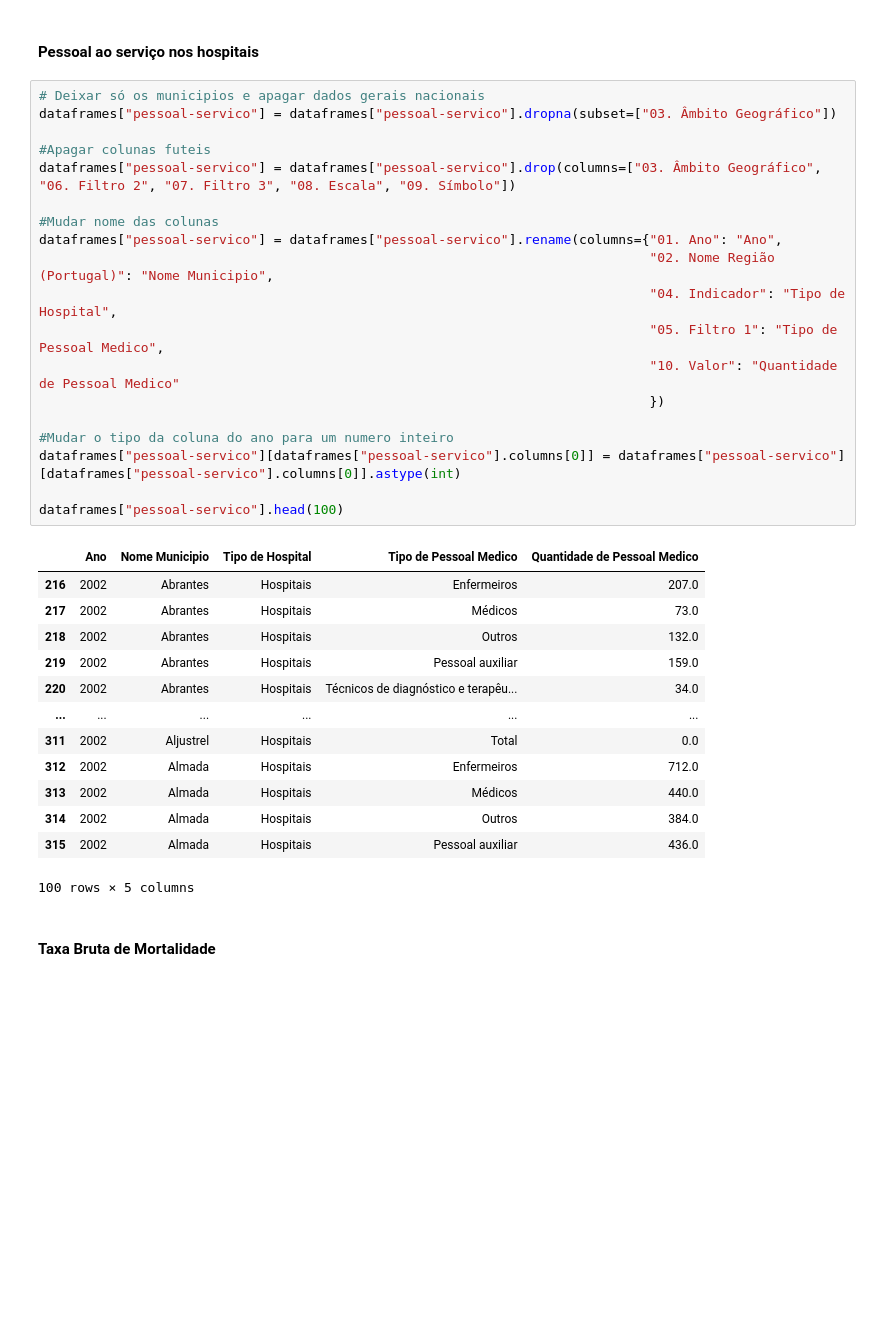
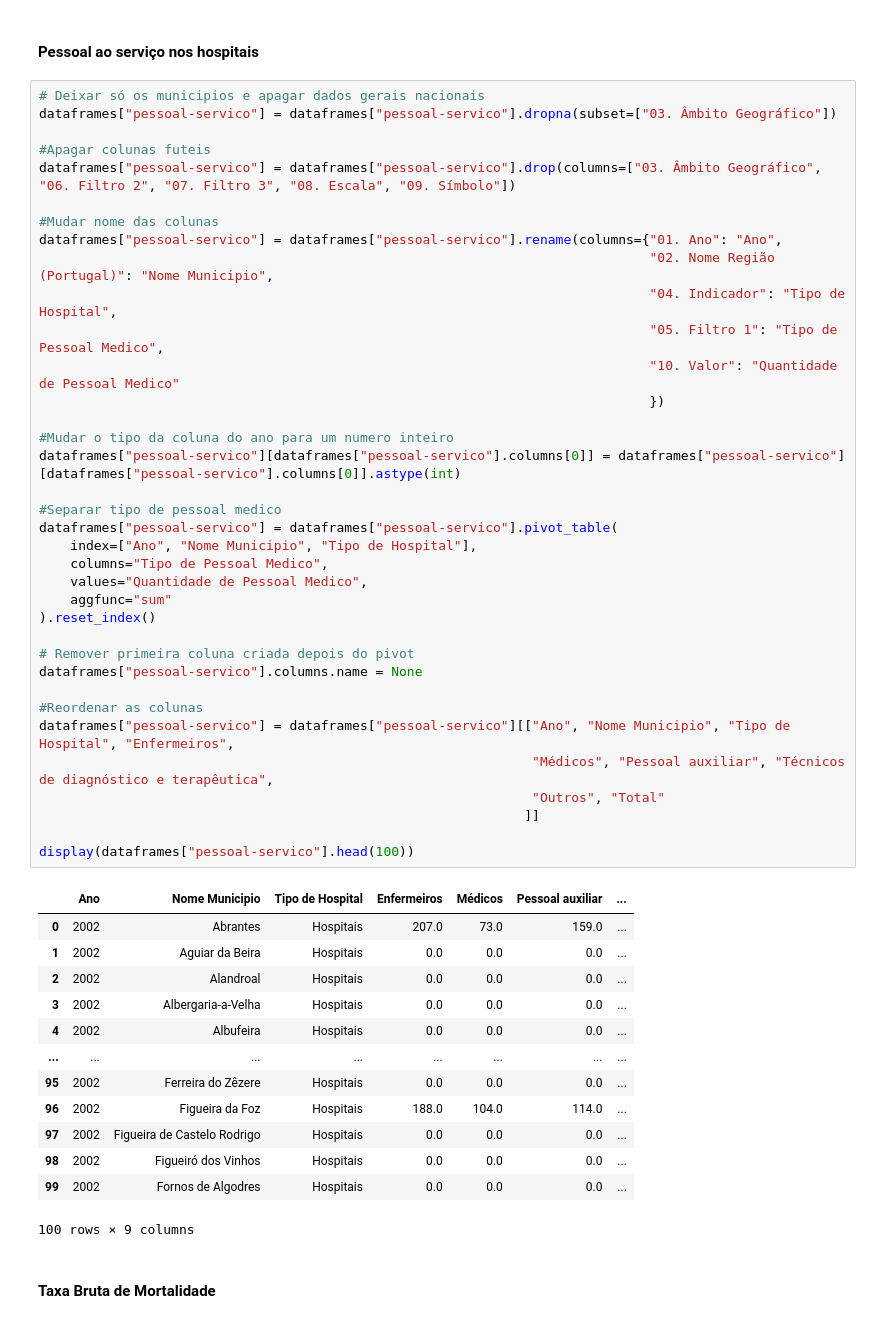
Before and after one commit to rafaelantunes04/Trabalho-Pratico-Elementos, a Jupyter notebook: main.ipynb, the cells around one changed output. Drawn from its saved outputs; the diff is of its cells as text; blank space fills up the shorter version.

```diff
--- a/main.ipynb
+++ b/main.ipynb
@@ -53,36 +52,53 @@ for url in LINKS:
 # %%
 # Deixar só os municipios e apagar dados gerais nacionais
 dataframes["pessoal-servico"] = dataframes["pessoal-servico"].dropna(subset=["03. Âmbito Geográfico"])
 
 #Apagar colunas futeis
 dataframes["pessoal-servico"] = dataframes["pessoal-servico"].drop(columns=["03. Âmbito Geográfico", "06. Filtro 2", "07. Filtro 3", "08. Escala", "09. Símbolo"])
 
 #Mudar nome das colunas
 dataframes["pessoal-servico"] = dataframes["pessoal-servico"].rename(columns={"01. Ano": "Ano",
                                                                               "02. Nome Região (Portugal)": "Nome Municipio",
                                                                               "04. Indicador": "Tipo de Hospital",
                                                                               "05. Filtro 1": "Tipo de Pessoal Medico",
                                                                               "10. Valor": "Quantidade de Pessoal Medico"
                                                                               })
 
 #Mudar o tipo da coluna do ano para um numero inteiro
 dataframes["pessoal-servico"][dataframes["pessoal-servico"].columns[0]] = dataframes["pessoal-servico"][dataframes["pessoal-servico"].columns[0]].astype(int)
 
-dataframes["pessoal-servico"].head(100)
+#Separar tipo de pessoal medico
+dataframes["pessoal-servico"] = dataframes["pessoal-servico"].pivot_table(
+    index=["Ano", "Nome Municipio", "Tipo de Hospital"],
+    columns="Tipo de Pessoal Medico",
+    values="Quantidade de Pessoal Medico",
+    aggfunc="sum"
+).reset_index()
+
+# Remover primeira coluna criada depois do pivot
+dataframes["pessoal-servico"].columns.name = None
+
+#Reordenar as colunas
+dataframes["pessoal-servico"] = dataframes["pessoal-servico"][["Ano", "Nome Municipio", "Tipo de Hospital", "Enfermeiros",
+                                                               "Médicos", "Pessoal auxiliar", "Técnicos de diagnóstico e terapêutica",
+                                                               "Outros", "Total"
+                                                              ]]
+
+display(dataframes["pessoal-servico"].head(100))
 # %% [output]
-|  | Ano | Nome Municipio | Tipo de Hospital | Tipo de Pessoal Medico | Quantidade de Pessoal Medico |
-| 216 | 2002 | Abrantes | Hospitais | Enfermeiros | 207.0 |
-| 217 | 2002 | Abrantes | Hospitais | Médicos | 73.0 |
-| 218 | 2002 | Abrantes | Hospitais | Outros | 132.0 |
-| 219 | 2002 | Abrantes | Hospitais | Pessoal auxiliar | 159.0 |
-| 220 | 2002 | Abrantes | Hospitais | Técnicos de diagnóstico e terapêu... | 34.0 |
-| ... | ... | ... | ... | ... | ... |
-| 311 | 2002 | Aljustrel | Hospitais | Total | 0.0 |
-| 312 | 2002 | Almada | Hospitais | Enfermeiros | 712.0 |
-| 313 | 2002 | Almada | Hospitais | Médicos | 440.0 |
-| 314 | 2002 | Almada | Hospitais | Outros | 384.0 |
-| 315 | 2002 | Almada | Hospitais | Pessoal auxiliar | 436.0 |
+|  | Ano | Nome Municipio | Tipo de Hospital | Enfermeiros | Médicos | Pessoal auxiliar | ... |
+| 0 | 2002 | Abrantes | Hospitais | 207.0 | 73.0 | 159.0 | ... |
+| 1 | 2002 | Aguiar da Beira | Hospitais | 0.0 | 0.0 | 0.0 | ... |
+| 2 | 2002 | Alandroal | Hospitais | 0.0 | 0.0 | 0.0 | ... |
+| 3 | 2002 | Albergaria-a-Velha | Hospitais | 0.0 | 0.0 | 0.0 | ... |
+| 4 | 2002 | Albufeira | Hospitais | 0.0 | 0.0 | 0.0 | ... |
+| ... | ... | ... | ... | ... | ... | ... | ... |
+| 95 | 2002 | Ferreira do Zêzere | Hospitais | 0.0 | 0.0 | 0.0 | ... |
+| 96 | 2002 | Figueira da Foz | Hospitais | 188.0 | 104.0 | 114.0 | ... |
+| 97 | 2002 | Figueira de Castelo Rodrigo | Hospitais | 0.0 | 0.0 | 0.0 | ... |
+| 98 | 2002 | Figueiró dos Vinhos | Hospitais | 0.0 | 0.0 | 0.0 | ... |
+| 99 | 2002 | Fornos de Algodres | Hospitais | 0.0 | 0.0 | 0.0 | ... |
-100 rows × 5 columns
+100 rows × 9 columns
 # %% [markdown]
 #### Taxa Bruta de Mortalidade
 # %%
```
Also changed, not shown: parts of 27 cells of this notebook, 2 other files.
